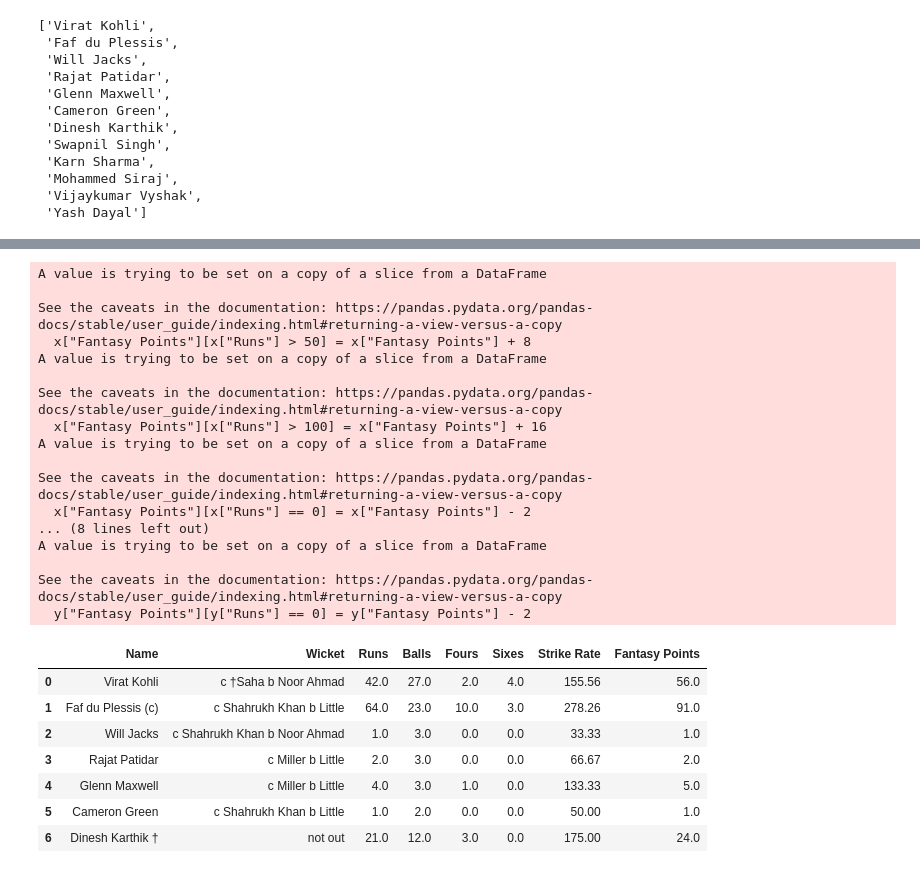
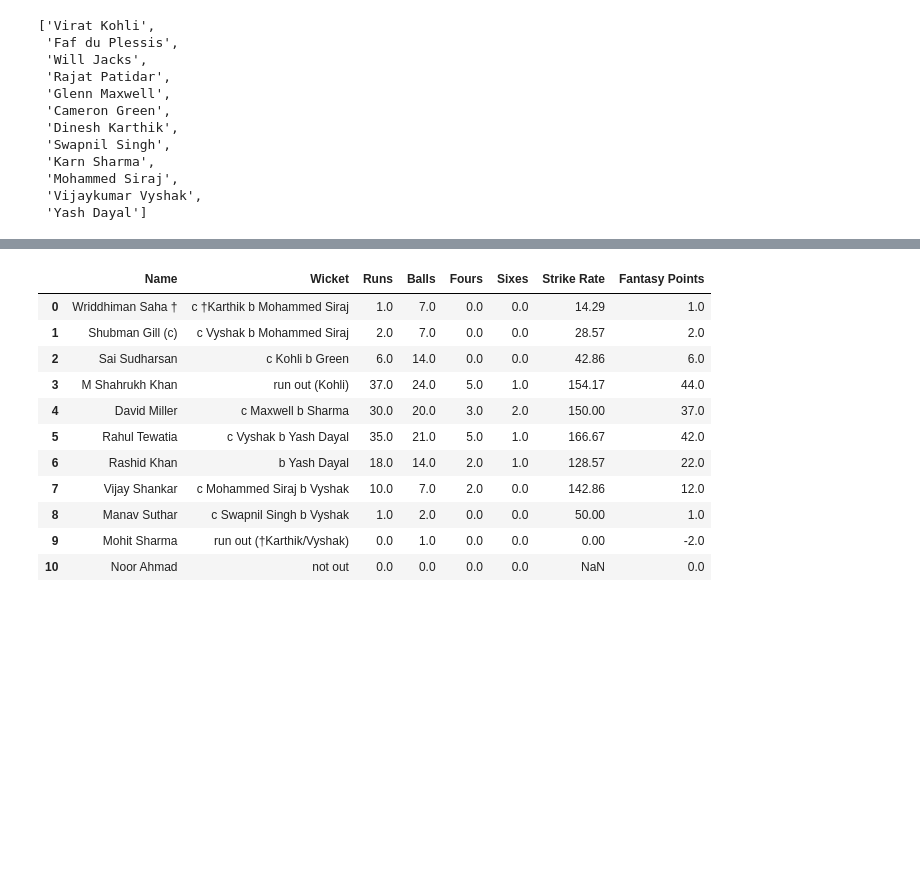
Before and after one commit to TheLameOne/dream11, a Jupyter notebook: fantasypoints.ipynb, the cells around one changed output, grey strips where cells are left out. Saved outputs shown, nothing was run; the diff lists cells and outputs as text; code cells hidden in the pictures; blank space fills up the shorter version.

```diff
--- a/fantasypoints.ipynb
+++ b/fantasypoints.ipynb
@@ -22,8 +22,6 @@ class Match(object):
         self.team1_bowling_df = self.get_team1_bowling_df()
         self.team2_bowling_df = self.get_team2_bowling_df()
         self.dream11_points = self.get_dream11_points()
-
-
 
     def get_json(self):
         r = requests.get(self.json_url)
@@ -78,7 +76,6 @@ class Match(object):
         for brow in brows[::2]:
             x  = brow.findAll('td')
             df.loc[len(df)] = [x[0].text, x[1].text, x[2].text, x[3].text, x[5].text, x[6].text]
-        df["Runs"] = df["Runs"].astype(float)
         df[["Runs", "Balls", "Fours", "Sixes"]] = df[["Runs", "Balls", "Fours", "Sixes"]].astype(float)
         df["Strike Rate"] = (df["Runs"] / df["Balls"] * 100).round(2)
         return df
@@ -92,7 +89,6 @@ class Match(object):
         for brow in brows[::2]:
             x  = brow.findAll('td')
             df.loc[len(df)] = [x[0].text, x[1].text, x[2].text, x[3].text, x[5].text, x[6].text]
-        df["Runs"] = df["Runs"].astype(float)
         df[["Runs", "Balls", "Fours", "Sixes"]] = df[["Runs", "Balls", "Fours", "Sixes"]].astype(float)
         df["Strike Rate"] = (df["Runs"] / df["Balls"] * 100).round(2)
         return df
@@ -101,12 +97,16 @@ class Match(object):
         table = pd.read_html(self.full_scorecard_url)
         df = table[1]
         df = df[~df['BOWLING'].str[0].str.isdigit()]
+        # df.rename(columns = {'O':'Overs', 'M' : 'Maidens', 'R' : 'Runs', 'W' : 'Wickets', 'ECON' : 'Economy'})
+        # df[["Overs", "Maidens", "Runs", "Wickets", "Economy", "0s", "4s", "6s", "WD", "NB"]] = df[["Overs", "Maidens", "Runs", "Wickets", "Economy", "0s", "4s", "6s", "WD", "NB"]].astype(float)
         return df
 
     def get_team2_bowling_df(self):
         table = pd.read_html(self.full_scorecard_url)
         df = table[3]
         df = df[~df['BOWLING'].str[0].str.isdigit()]
+        # df.rename(columns = {'O':'Overs', 'M' : 'Maidens', 'R' : 'Runs', 'W' : 'Wickets', 'ECON' : 'Economy'})
+        # df[["Overs", "Maidens", "Runs", "Wickets", "Economy", "0s", "4s", "6s", "WD", "NB"]] = df[["Overs", "Maidens", "Runs", "Wickets", "Economy", "0s", "4s", "6s", "WD", "NB"]].astype(float)
         return df
 
     def get_dream11_points(self):
@@ -154,42 +142,50 @@ pd.concat([x,y]).sort_values(by= "Runs", ascending = False)
+# %%
+import numpy
+
+
+x = m.team1_batting_df
+
+
+x['Fantasy Points'] = x['Runs'] + x['Fours'] + x['Sixes']*2
+x['Fantasy Points'] = x['Runs'] + x['Fours'] + x['Sixes']*2
+x['Fantasy Points'] = numpy.where(x['Runs'] > 50, x['Fantasy Points'] + 8, x['Fantasy Points'])
+x['Fantasy Points'] = numpy.where(x['Runs'] > 100, x['Fantasy Points'] + 8, x['Fantasy Points'])
+x['Fantasy Points'] = numpy.where((x['Runs'] == 0) & (x['Wicket'] != 'not out '), x['Fantasy Points'] - 2 , x['Fantasy Points'])
+
+y = m.team1_bowling_df
+
+
+# y['Fantasy Points'] = y['Wickets']*25 + y['Maidens']*8
+# y['Fantasy Points'] = numpy.where(y['Wickets'] >= 4, y['Fantasy Points'] + 8, y['Fantasy Points'])
+# y['Fantasy Points'] = numpy.where(y['Wickets'] >= 5, y['Fantasy Points'] + 8, y['Fantasy Points'])
+
+# y
 # %%
-x["Fantasy Points"] = x["Runs"] + x["Fours"] + x["Sixes"]*2
 
-x["Fantasy Points"][x["Runs"] > 50] = x["Fantasy Points"] + 8
-x["Fantasy Points"][x["Runs"] > 100] = x["Fantasy Points"] + 16
-x["Fantasy Points"][x["Runs"] == 0] = x["Fantasy Points"] - 2
+# Same for Strike Rate
+# x["Fantasy Points"][x["Runs"] > 50] = x["Fantasy Points"] + 8
+# x["Fantasy Points"][x["Runs"] > 100] = x["Fantasy Points"] + 16
+# x["Fantasy Points"][x["Runs"] == 0] = x["Fantasy Points"] - 2
 
-y["Fantasy Points"] = y["Runs"] + y["Fours"] + y["Sixes"]*2
-y["Fantasy Points"][y["Runs"] > 50] = y["Fantasy Points"] + 8
-y["Fantasy Points"][y["Runs"] > 100] = y["Fantasy Points"] + 16
-y["Fantasy Points"][y["Runs"] == 0] = y["Fantasy Points"] - 2
+# y["Fantasy Points"] = y["Runs"] + y["Fours"] + y["Sixes"]*2
+# y["Fantasy Points"][y["Runs"] > 50] = y["Fantasy Points"] + 8
+# y["Fantasy Points"][y["Runs"] > 100] = y["Fantasy Points"] + 16
+# y["Fantasy Points"][y["Runs"] == 0] = y["Fantasy Points"] - 2
 
 x
 # %% [output]
-A value is trying to be set on a copy of a slice from a DataFrame
-
-See the caveats in the documentation: https://pandas.pydata.org/pandas-docs/stable/user_guide/indexing.html#returning-a-view-versus-a-copy
-  x["Fantasy Points"][x["Runs"] > 50] = x["Fantasy Points"] + 8
-A value is trying to be set on a copy of a slice from a DataFrame
-
-See the caveats in the documentation: https://pandas.pydata.org/pandas-docs/stable/user_guide/indexing.html#returning-a-view-versus-a-copy
-  x["Fantasy Points"][x["Runs"] > 100] = x["Fantasy Points"] + 16
-A value is trying to be set on a copy of a slice from a DataFrame
-
-See the caveats in the documentation: https://pandas.pydata.org/pandas-docs/stable/user_guide/indexing.html#returning-a-view-versus-a-copy
-  x["Fantasy Points"][x["Runs"] == 0] = x["Fantasy Points"] - 2
-... (8 lines left out)
-A value is trying to be set on a copy of a slice from a DataFrame
-
-See the caveats in the documentation: https://pandas.pydata.org/pandas-docs/stable/user_guide/indexing.html#returning-a-view-versus-a-copy
-  y["Fantasy Points"][y["Runs"] == 0] = y["Fantasy Points"] - 2
 |  | Name | Wicket | Runs | Balls | Fours | Sixes | Strike Rate | Fantasy Points |
-| 0 | Virat Kohli | c †Saha b Noor Ahmad | 42.0 | 27.0 | 2.0 | 4.0 | 155.56 | 56.0 |
-| 1 | Faf du Plessis (c) | c Shahrukh Khan b Little | 64.0 | 23.0 | 10.0 | 3.0 | 278.26 | 91.0 |
-| 2 | Will Jacks | c Shahrukh Khan b Noor Ahmad | 1.0 | 3.0 | 0.0 | 0.0 | 33.33 | 1.0 |
-| 3 | Rajat Patidar | c Miller b Little | 2.0 | 3.0 | 0.0 | 0.0 | 66.67 | 2.0 |
-| 4 | Glenn Maxwell | c Miller b Little | 4.0 | 3.0 | 1.0 | 0.0 | 133.33 | 5.0 |
-| 5 | Cameron Green | c Shahrukh Khan b Little | 1.0 | 2.0 | 0.0 | 0.0 | 50.00 | 1.0 |
-| 6 | Dinesh Karthik † | not out | 21.0 | 12.0 | 3.0 | 0.0 | 175.00 | 24.0 |
+| 0 | Wriddhiman Saha † | c †Karthik b Mohammed Siraj | 1.0 | 7.0 | 0.0 | 0.0 | 14.29 | 1.0 |
+| 1 | Shubman Gill (c) | c Vyshak b Mohammed Siraj | 2.0 | 7.0 | 0.0 | 0.0 | 28.57 | 2.0 |
+| 2 | Sai Sudharsan | c Kohli b Green | 6.0 | 14.0 | 0.0 | 0.0 | 42.86 | 6.0 |
+| 3 | M Shahrukh Khan | run out (Kohli) | 37.0 | 24.0 | 5.0 | 1.0 | 154.17 | 44.0 |
+| 4 | David Miller | c Maxwell b Sharma | 30.0 | 20.0 | 3.0 | 2.0 | 150.00 | 37.0 |
+| 5 | Rahul Tewatia | c Vyshak b Yash Dayal | 35.0 | 21.0 | 5.0 | 1.0 | 166.67 | 42.0 |
+| 6 | Rashid Khan | b Yash Dayal | 18.0 | 14.0 | 2.0 | 1.0 | 128.57 | 22.0 |
+| 7 | Vijay Shankar | c Mohammed Siraj b Vyshak | 10.0 | 7.0 | 2.0 | 0.0 | 142.86 | 12.0 |
+| 8 | Manav Suthar | c Swapnil Singh b Vyshak | 1.0 | 2.0 | 0.0 | 0.0 | 50.00 | 1.0 |
+| 9 | Mohit Sharma | run out (†Karthik/Vyshak) | 0.0 | 1.0 | 0.0 | 0.0 | 0.00 | -2.0 |
+| 10 | Noor Ahmad | not out | 0.0 | 0.0 | 0.0 | 0.0 | NaN | 0.0 |
 # %%
 # x["Fantasy Points"].plot()
 x.plot.bar(x='Name', y='Fantasy Points', label='c')
```
Also changed, not shown: parts of 3 cells of this notebook, 1 other file.
